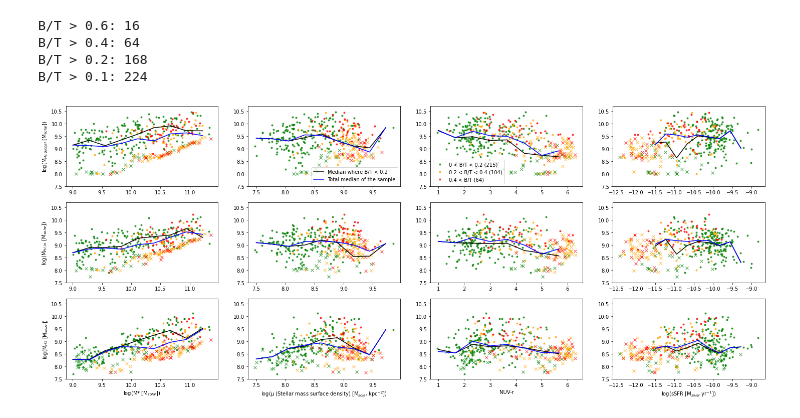
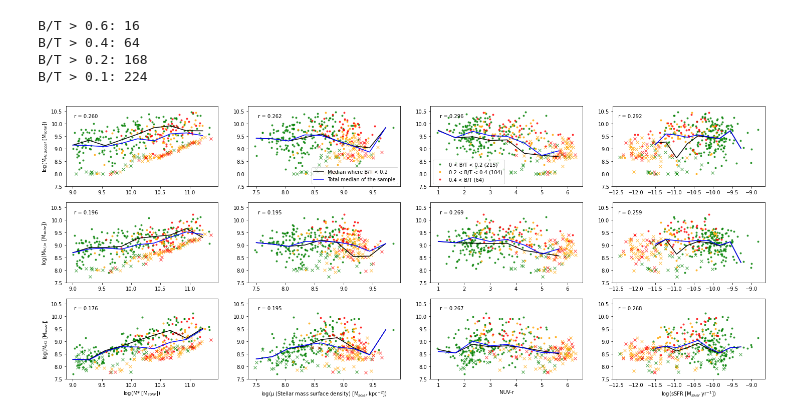
Before and after one commit to Luke-Williams-01/Luke-Williams-01, a Jupyter notebook: ICRARproject2.ipynb, the cells around one changed output. Drawn from its saved outputs; the diff is of its cells as text; code cells hidden in the pictures.

```diff
--- a/ICRARproject2.ipynb
+++ b/ICRARproject2.ipynb
@@ -499,3 +486,22 @@ print(np.mean(H2MAD_Mstar))
+# %%
+# Finding the scatter (difference) between the median lines and the median absolute deviation
+# Average scatter of HI (global)
+ScatHIgl_Mstar = np.mean(HIglMAD_Mstar)
+ScatHIgl_MuST = np.mean(HIglMAD_Must)
+ScatHIgl_NUVr = np.mean(HIglMAD_NUVr)
+ScatHIgl_sSFR = np.mean(HIglMAD_sSFR)
+
+# Average scatter of HI (inner)
+ScatHIin_Mstar = np.mean(HIinMAD_Mstar)
+ScatHIin_MuST = np.mean(HIinMAD_Must)
+ScatHIin_NUVr = np.mean(HIinMAD_NUVr)
+ScatHIin_sSFR = np.mean(HIinMAD_sSFR)
+
+# Average scatter of H2
+ScatH2_Mstar = np.mean(H2MAD_Mstar)
+ScatH2_MuST = np.mean(H2MAD_Must)
+ScatH2_NUVr = np.mean(H2MAD_NUVr)
+ScatH2_sSFR = np.mean(H2MAD_sSFR)
 # %% [markdown]
 4) Investigating how the trends are affected by the binning the bulge-to-total ratio- plotting trends for the spiral dominated galaxies and then for the total of the sample
 # %%
@@ -749,6 +755,7 @@ plt.plot(lgMSTAR3_ndet, lgMHI_gl3_ndet, 'red', alpha = 0.75, marker='x', linesty
 plt.plot(bins_Mstar[:-1], HIglmedian_Mstar1[:-1], 'k-')
 plt.plot(bins_Mstar[:-1], HIglmedian_Mstar[:-1], 'b-')
 plt.ylabel('log(M$_{HI, global}$ [M$_{solar}$])')
+plt.text(9, 10.25, ' r = %.3f' % ScatHIgl_Mstar)
 plt.ylim(7.5, 10.7)
 # MHI(global) against stellar surface density
 plt.subplot(3,4,2)
@@ -761,6 +768,7 @@ plt.plot(lgMuST3_ndet, lgMHI_gl3_ndet, 'red', alpha = 0.75, marker= 'x', linesty
 plt.plot(bins_Must[:-1], HIglmedian_Must1[:-1], 'k-', label='Median where B/T < 0.2')
 plt.plot(bins_Must[:-1], HIglmedian_Must[:-1], 'b-', label='Total median of the sample')
 plt.legend(loc='lower right')
+plt.text(7.5, 10.25, ' r = %.3f' % ScatHIgl_MuST)
 plt.ylim(7.5, 10.7)
 # MHI(global) against NUV-r
 plt.subplot(3,4,3)
@@ -772,6 +780,7 @@ plt.plot(NUVr3_det, lgMHI_gl3_det, 'red', alpha = 0.75, marker= '.', linestyle='
 plt.plot(NUVr3_ndet, lgMHI_gl3_ndet, 'red', alpha = 0.75, marker= 'x', linestyle='none')
 plt.plot(bins_NUVr[:-1], HIglmedian_NUVr1[:-1], 'k-')
 plt.plot(bins_NUVr[:-1], HIglmedian_NUVr[:-1], 'b-')
+plt.text(1, 10.25, ' r = %.3f' % ScatHIgl_NUVr)
 plt.legend(loc='lower left')
 plt.ylim(7.5, 10.7)
 # MHI(global) against sSFR
@@ -784,6 +793,7 @@ plt.plot(lgsSFR3_det, lgMHI_gl3_det, 'red', alpha = 0.75, marker= '.', linestyle
 plt.plot(lgsSFR3_ndet, lgMHI_gl3_ndet, 'red', alpha = 0.75, marker= 'x', linestyle='none')
 plt.plot(bins_sSFR[:-1], HIglmedian_sSFR1[:-1], 'k-')
 plt.plot(bins_sSFR[:-1], HIglmedian_sSFR[:-1], 'b-')
+plt.text(-12.5, 10.25, ' r = %.3f' % ScatHIgl_sSFR)
 plt.ylim(7.5, 10.7)
 
 # Plotting the HI(in) mass against stellar properties
@@ -798,6 +808,7 @@ plt.plot(lgMSTAR3_ndet, lgMHI_in3_ndet, 'red', alpha = 0.75, marker= 'x', linest
 plt.plot(bins_Mstar[:-1], HIinmedian_Mstar1[:-1], 'k-')
 plt.plot(bins_Mstar[:-1], HIinmedian_Mstar[:-1], 'b-')
 plt.ylabel('log(M$_{HI, in}$ [M$_{solar}$])')
+plt.text(9, 10.25, ' r = %.3f' % ScatHIin_Mstar)
 plt.ylim(7.5, 10.7)
 # HI(in) against stellar surface density
 plt.subplot(3,4,6)
@@ -809,6 +820,7 @@ plt.plot(lgMuST3_det, lgMHI_in3_det, 'red', alpha = 0.75, marker= '.', linestyle
 plt.plot(lgMuST3_ndet, lgMHI_in3_ndet, 'red', alpha = 0.75, marker= 'x', linestyle='none')
 plt.plot(bins_Must[:-1], HIinmedian_Must1[:-1], 'k-')
 plt.plot(bins_Must[:-1], HIinmedian_Must[:-1], 'b-')
+plt.text(7.5, 10.25, ' r = %.3f' % ScatHIin_MuST)
 plt.ylim(7.5, 10.7)
 # HI(in) against NUV-r
 plt.subplot(3,4,7)
@@ -820,6 +832,7 @@ plt.plot(NUVr3_det, lgMHI_in3_det, 'red', alpha = 0.75, marker= '.', linestyle='
 plt.plot(NUVr3_ndet, lgMHI_in3_ndet, 'red', alpha = 0.75, marker= 'x', linestyle='none')
 plt.plot(bins_NUVr[:-1], HIinmedian_NUVr1[:-1], 'k-')
 plt.plot(bins_NUVr[:-1], HIinmedian_NUVr[:-1], 'b-')
+plt.text(1, 10.25, ' r = %.3f' % ScatHIin_NUVr)
 plt.ylim(7.5, 10.7)
 # HI(in) against sSFR
 plt.subplot(3,4,8)
@@ -831,6 +844,7 @@ plt.plot(lgsSFR3_det, lgMHI_in3_det, 'red', alpha = 0.75, marker= '.', linestyle
 plt.plot(lgsSFR3_ndet, lgMHI_in3_ndet, 'red', alpha = 0.75, marker= 'x', linestyle='none')
 plt.plot(bins_sSFR[:-1], HIinmedian_sSFR1[:-1], 'k-')
 plt.plot(bins_sSFR[:-1], HIinmedian_sSFR[:-1], 'b-')
+plt.text(-12.5, 10.25, ' r = %.3f' % ScatHIin_sSFR)
 plt.ylim(7.5, 10.7)
 
 # Plotting the the H2 mass against stellar properties
@@ -846,6 +860,7 @@ plt.plot(bins_Mstar[:-1], H2median_Mstar1[:-1], 'k-')
 plt.plot(bins_Mstar[:-1], H2median_Mstar[:-1], 'b-')
 plt.ylabel('log(M$_{H2}$ [M$_{solar}$])')
 plt.xlabel('log(M* [M$_{solar}$])')
+plt.text(9, 10.25, ' r = %.3f' % ScatH2_Mstar)
 plt.ylim(7.5, 10.7)
 # H2 against stellar surface density
 plt.subplot(3,4,10)
@@ -857,31 +872,34 @@ plt.plot(lgMuST3_detH2, lgMH2_tot3_det, 'red', alpha = 0.75, marker= '.', linest
 plt.plot(lgMuST3_ndetH2, lgMH2_tot3_ndet, 'red', alpha = 0.75, marker= 'x', linestyle='none')
 plt.plot(bins_Must[:-1], H2median_Must1[:-1], 'k-')
 plt.plot(bins_Must[:-1], H2median_Must[:-1], 'b-')
 plt.xlabel('log(μ (Stellar mass surface density) [M$_{solar}$ kpc$^{-2}$])')
+plt.text(7.5, 10.25, ' r = %.3f' % ScatH2_MuST)
 plt.ylim(7.5, 10.7)
 # H2 against NUVr
 plt.subplot(3,4,11)
 plt.plot(NUVr1_detH2, lgMH2_tot1_det, 'green', alpha = 0.75, marker= '.', linestyle='none')
 plt.plot(NUVr1_ndetH2, lgMH2_tot1_ndet, 'green', alpha = 0.75, marker= 'x', linestyle='none')
 plt.plot(NUVr2_detH2, lgMH2_tot2_det, 'orange', alpha = 0.75, marker= '.', linestyle='none')
 plt.plot(NUVr2_ndetH2, lgMH2_tot2_ndet, 'orange', alpha = 0.75, marker= 'x', linestyle='none')
 plt.plot(NUVr3_detH2, lgMH2_tot3_det, 'red', alpha = 0.75, marker= '.', linestyle='none')
 plt.plot(NUVr3_ndetH2, lgMH2_tot3_ndet, 'red', alpha = 0.75, marker= 'x', linestyle='none')
 plt.plot(bins_NUVr[:-1], H2median_NUVr1[:-1], 'k-')
 plt.plot(bins_NUVr[:-1], H2median_NUVr[:-1], 'b-')
+plt.text(1, 10.25, ' r = %.3f' % ScatH2_NUVr)
 plt.xlabel('NUV-r')
 plt.ylim(7.5, 10.7)
 # H2 against sSFR
 plt.subplot(3,4,12)
 plt.plot(lgsSFR1_detH2, lgMH2_tot1_det, 'green', alpha = 0.75, marker= '.', linestyle='none')
 plt.plot(lgsSFR1_ndetH2, lgMH2_tot1_ndet, 'green', alpha = 0.75, marker= 'x', linestyle='none')
 plt.plot(lgsSFR2_detH2, lgMH2_tot2_det, 'orange', alpha = 0.75, marker= '.', linestyle='none')
 plt.plot(lgsSFR2_ndetH2, lgMH2_tot2_ndet, 'orange', alpha = 0.75, marker= 'x', linestyle='none')
 plt.plot(lgsSFR3_detH2, lgMH2_tot3_det, 'red', alpha = 0.75, marker= '.', linestyle='none')
 plt.plot(lgsSFR3_ndetH2, lgMH2_tot3_ndet, 'red', alpha = 0.75, marker= 'x', linestyle='none')
 plt.plot(bins_sSFR[:-1], H2median_sSFR1[:-1], 'k-')
 plt.plot(bins_sSFR[:-1], H2median_sSFR[:-1], 'b-')
 plt.xlabel('log(sSFR [M$_{solar}$ yr$^{-1}$])')
+plt.text(-12.5, 10.25, ' r = %.3f' % ScatH2_sSFR)
 plt.ylim(7.5, 10.7);
 # %% [output]
-[figure, old version]
+[figure, new version]
```
Also changed, not shown: parts of 1 cell of this notebook.
